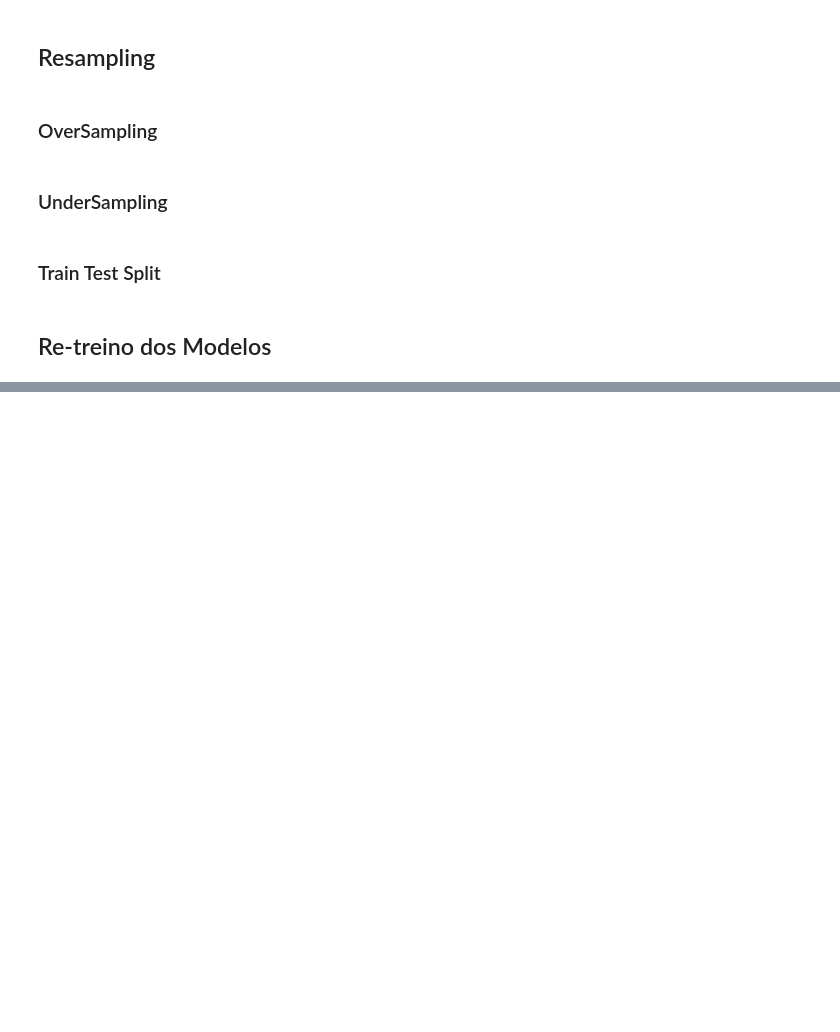
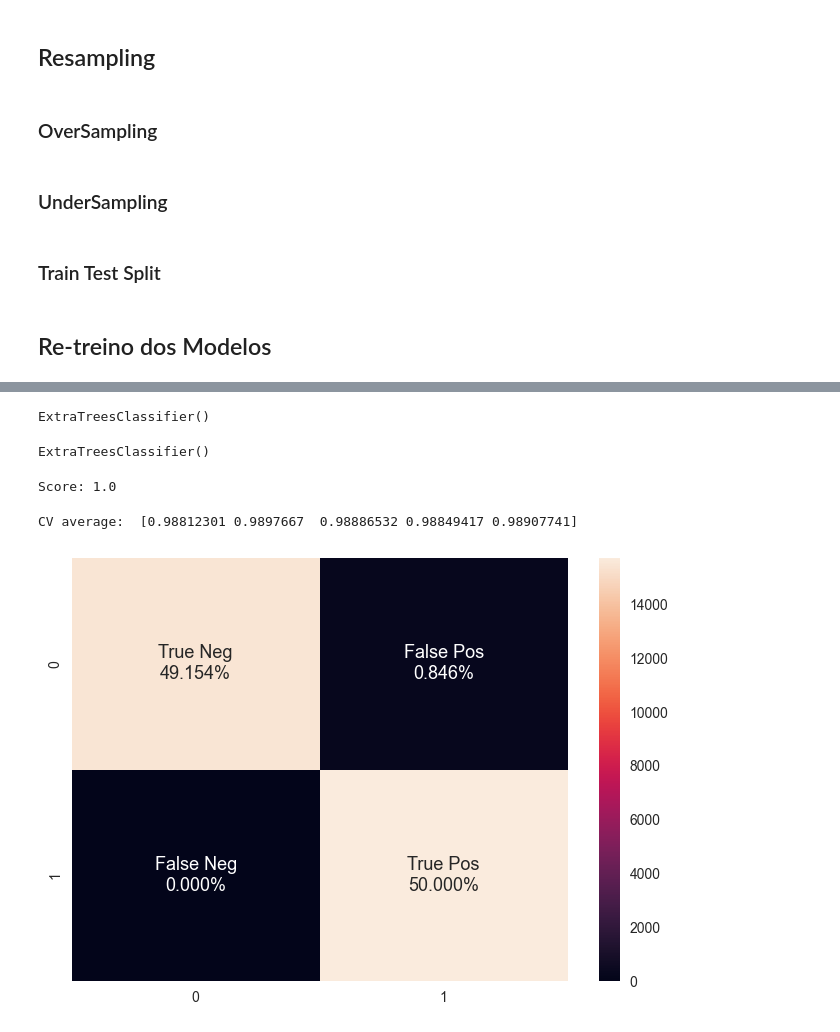
Before and after one commit to lidiambsouza/taxa_rotatividade_telecom, a Jupyter notebook: rotatividade_telecomunicacao.ipynb, the cells around one changed output, grey strips where cells are left out. Cells and saved outputs as stored; diff of their text form; code cells hidden in the pictures; blank space fills up the shorter version.

```diff
--- a/rotatividade_telecomunicacao.ipynb
+++ b/rotatividade_telecomunicacao.ipynb
@@ -720,0 +820,32 @@ print(best_f1)
+# %%
+etc = ExtraTreesClassifier(n_estimators=100)
+print(etc)
+# %% [output]
+ExtraTreesClassifier()
+# %%
+etc.fit(X_train_resample, y_train_resample)
+# %% [output]
+ExtraTreesClassifier()
+# %%
+score = etc.score(X_train_resample, y_train_resample)
+print("Score:", score)
+# %% [output]
+Score: 1.0
+# %%
+cv_scores = cross_val_score(etc, X_train_resample, y_train_resample, cv=5)
+print("CV average: ", cv_scores)
+# %% [output]
+CV average:  [0.98812301 0.9897667  0.98886532 0.98849417 0.98907741]
+# %%
+ypred = etc.predict(X_test_resample)
+cm2 = confusion_matrix(y_test_resample, ypred)
+# %%
+groups = ['True Neg','False Pos','False Neg','True Pos']
+percentage_values = ['{0:.3%}'.format(value) for value in cm2.flatten() / np.sum(cm2)]
+
+labels = [f"{a}\n{b}" for a, b in zip(groups, percentage_values)]
+labels = np.asarray(labels).reshape(2,2)
+
+sns.heatmap(cm2, annot=labels, annot_kws={'fontsize':13}, fmt='');
+# %% [output]
+[figure, added]
```
Also changed, not shown: parts of 18 cells of this notebook.
